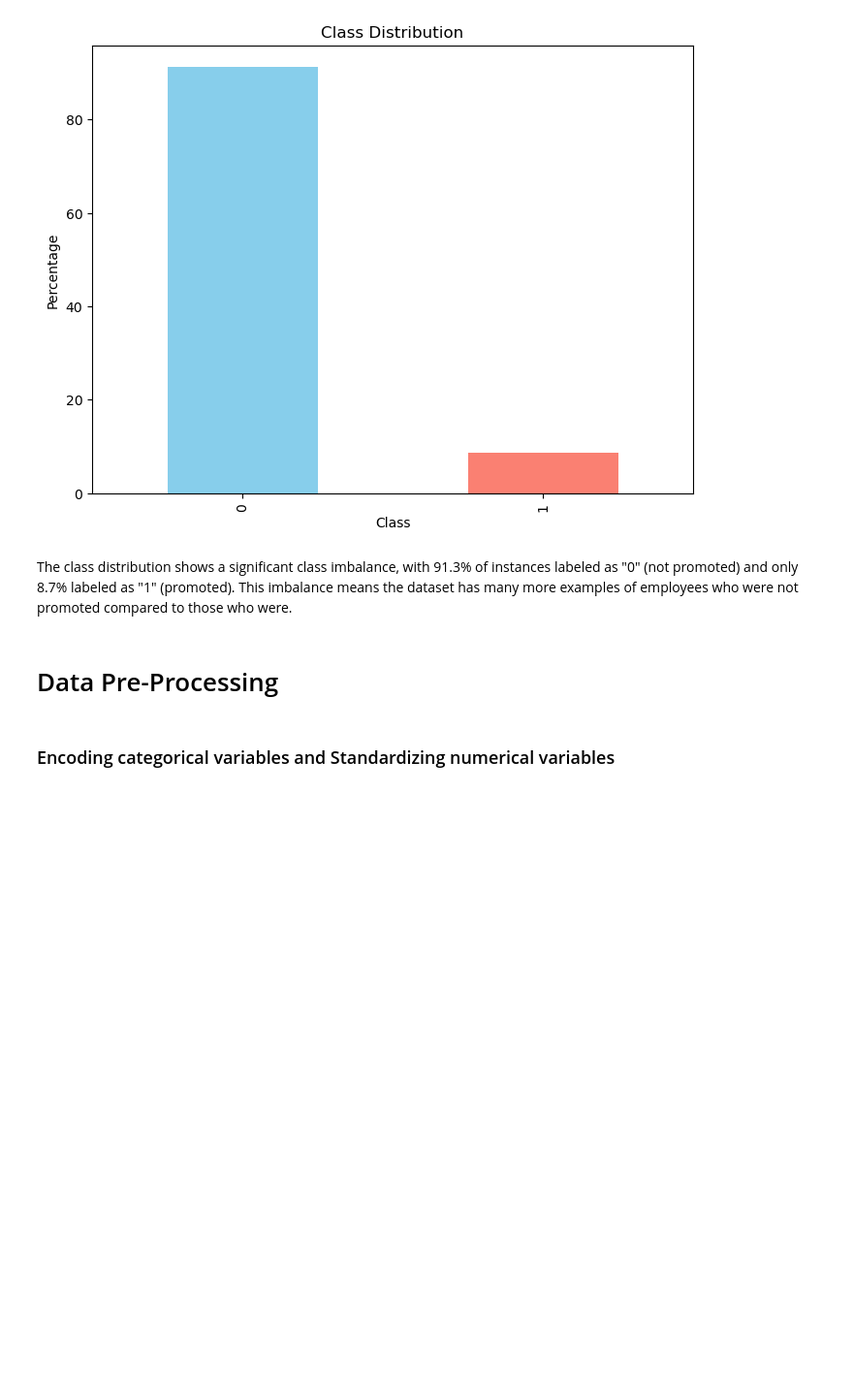
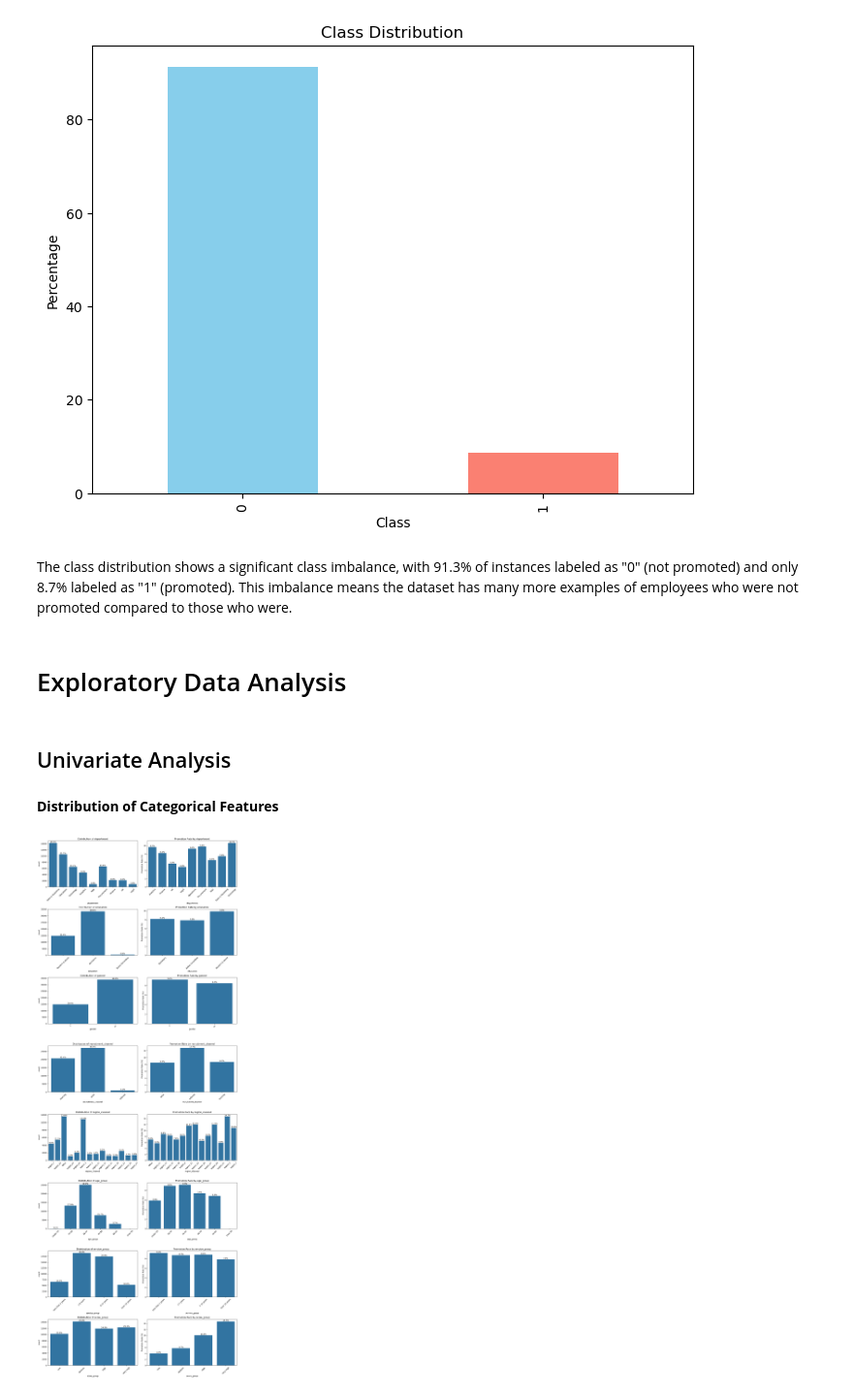
Before and after one commit to bedankibunja/HR-ANALYTICS-Predicting-Employee-Promotions, a Jupyter notebook: Notebook.ipynb, the cells around one changed output. Shown at 97% size. Cells and saved outputs as stored; diff of their text form; code cells hidden in the pictures; blank space fills up the shorter version.

```diff
--- a/Notebook.ipynb
+++ b/Notebook.ipynb
@@ -457,6 +459,53 @@ Name: proportion, dtype: float64
 # %% [markdown]
 The class distribution shows a significant class imbalance, with 91.3% of instances labeled as "0" (not promoted) and only 8.7% labeled as "1" (promoted). This imbalance means the dataset has many more examples of employees who were not promoted compared to those who were.
 # %% [markdown]
-# Data Pre-Processing
+# Exploratory Data Analysis
-# %% [markdown]
-### Encoding categorical variables and Standardizing numerical variables
+# %% [markdown]
+## Univariate Analysis
+# %% [markdown]
+**Distribution of Categorical Features**
+# %%
+def plot_categorical_distributions(train, columns, target='is_promoted'):
+    plt.figure(figsize=(15, len(columns) * 5))
+
+    for idx, col in enumerate(columns, 1):
+        # Plot distribution of the categorical feature
+        plt.subplot(len(columns), 2, 2 * idx - 1)
+        ax1 = sns.countplot(data=train, x=col)
+        plt.title(f'Distribution of {col}')
+        plt.xticks(rotation=45)
+
+        # Add percentages on top of bars
+        total = len(train)
+        for p in ax1.patches:
+            percentage = f'{100 * p.get_height() / total:.1f}%'
+            x = p.get_x() + p.get_width() / 2
+            y = p.get_height()
+            ax1.annotate(percentage, (x, y), ha='center', va='bottom')
+
+        # Plot promotion rate by category
+        plt.subplot(len(columns), 2, 2 * idx)
+        promotion_rate = train.groupby(col)[target].mean() * 100
+        ax2 = sns.barplot(x=promotion_rate.index, y=promotion_rate.values)
+        plt.title(f'Promotion Rate by {col}')
+        plt.ylabel('Promotion Rate (%)')
+        plt.xticks(rotation=45)
+
+        # Add percentages on top of bars for promotion rate
+        for p in ax2.patches:
+            percentage = f'{p.get_height():.1f}%'
+            x = p.get_x() + p.get_width() / 2
+            y = p.get_height()
+            ax2.annotate(percentage, (x, y), ha='center', va='bottom')
+
+    plt.tight_layout()
+    plt.show()
+
+# Define categorical columns
+categorical_cols = ['department', 'education', 'gender', 'recruitment_channel',
+                   'region_cleaned', 'age_group', 'service_group', 'score_group']
+
+# Call the function
+plot_categorical_distributions(train, categorical_cols)
+# %% [output]
+[figure, added]
```
Also changed, not shown: parts of 14 cells of this notebook.
